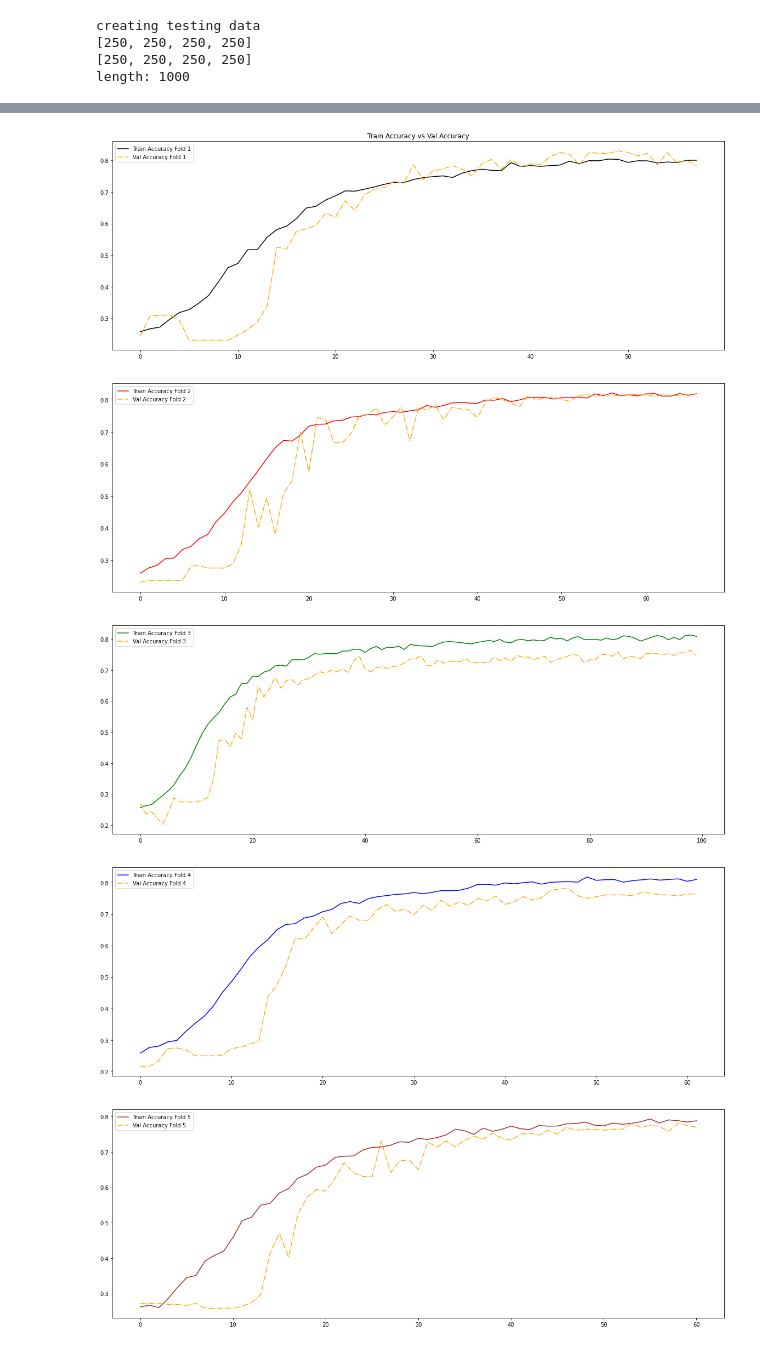
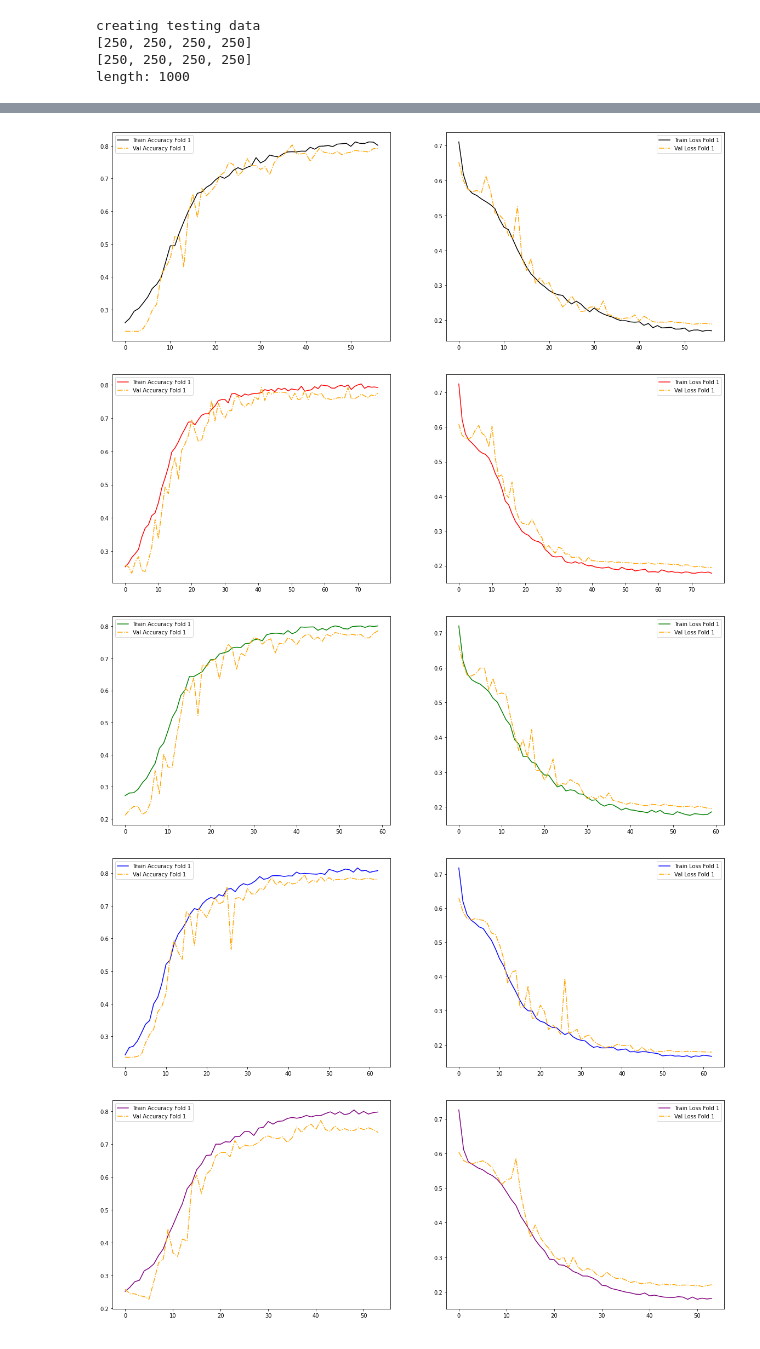
Before and after one commit to wedexyz/eeg-, a Jupyter notebook: notesreduce.ipynb, the cells around one changed output, grey strips where cells are left out. Saved outputs shown, nothing was run; the diff lists cells and outputs as text; code cells hidden in the pictures.

```diff
--- a/notesreduce.ipynb
+++ b/notesreduce.ipynb
@@ -241,7 +241,7 @@ early_stopping = EarlyStopping(monitor='loss', patience=pat, verbose=1)
 model_checkpoint = ModelCheckpoint('fas_mnist_1.h5', verbose=1, save_best_only=True)
 
 #define a function to fit the model
-def fit_and_evaluate(t_x, val_x, t_y, val_y, EPOCHS=100, BATCH_SIZE=64):
+def fit_and_evaluate(t_x, val_x, t_y, val_y, EPOCHS=100, BATCH_SIZE=32):
     model = None
     model = cnn_model(IMAGE_SIZE, 2)
     #Model = model
@@ -254,7 +254,7 @@ def fit_and_evaluate(t_x, val_x, t_y, val_y, EPOCHS=100, BATCH_SIZE=64):
 # %%
 n_folds=5
 epochs=100
-batch_size=64
+batch_size=32
 
 #save the model history in a list after fitting so that we can plot later
 model_history = []
@@ -314,32 +315,56 @@ plt.show()
 # %%
-plt.title('Train Accuracy vs Val Accuracy')
-plt.plot(model_history[0].history['accuracy'], label='Train Accuracy Fold 1', color='black')
-plt.plot(model_history[0].history['val_accuracy'], label='Val Accuracy Fold 1', color='orange', linestyle = "dashdot")
-plt.legend()
+
+fig, (plt1, plt2)  =  plt.subplots( ncols=2, sharex=True)
+plt1.plot(model_history[0].history['accuracy'], label='Train Accuracy Fold 1', color='black')
+plt1.plot(model_history[0].history['val_accuracy'], label='Val Accuracy Fold 1', color='orange', linestyle = "dashdot")
+plt1.legend()
+plt2.plot(model_history[0].history['loss'], label='Train Loss Fold 1', color='black')
+plt2.plot(model_history[0].history['val_loss'], label='Val Loss Fold 1', color='orange', linestyle = "dashdot")
+plt2.legend()
 plt.show()
-plt.plot(model_history[1].history['accuracy'], label='Train Accuracy Fold 2', color='red', )
-plt.plot(model_history[1].history['val_accuracy'], label='Val Accuracy Fold 2', color='orange', linestyle = "dashdot")
-plt.legend()
+
+fig, (plt1, plt2)  =  plt.subplots( ncols=2, sharex=True)
+plt1.plot(model_history[1].history['accuracy'], label='Train Accuracy Fold 1', color='red')
+plt1.plot(model_history[1].history['val_accuracy'], label='Val Accuracy Fold 1', color='orange', linestyle = "dashdot")
+plt1.legend()
+plt2.plot(model_history[1].history['loss'], label='Train Loss Fold 1', color='red')
+plt2.plot(model_history[1].history['val_loss'], label='Val Loss Fold 1', color='orange', linestyle = "dashdot")
+plt2.legend()
 plt.show()
-plt.plot(model_history[2].history['accuracy'], label='Train Accuracy Fold 3', color='green', )
-plt.plot(model_history[2].history['val_accuracy'], label='Val Accuracy Fold 3', color='orange', linestyle = "dashdot")
-plt.legend()
+
+fig, (plt1, plt2)  =  plt.subplots( ncols=2, sharex=True)
+plt1.plot(model_history[2].history['accuracy'], label='Train Accuracy Fold 1', color='green')
+plt1.plot(model_history[2].history['val_accuracy'], label='Val Accuracy Fold 1', color='orange', linestyle = "dashdot")
+plt1.legend()
+plt2.plot(model_history[2].history['loss'], label='Train Loss Fold 1', color='green')
+plt2.plot(model_history[2].history['val_loss'], label='Val Loss Fold 1', color='orange', linestyle = "dashdot")
+plt2.legend()
 plt.show()
-plt.plot(model_history[3].history['accuracy'], label='Train Accuracy Fold 4', color='blue', )
-plt.plot(model_history[3].history['val_accuracy'], label='Val Accuracy Fold 4', color='orange', linestyle = "dashdot")
-plt.legend()
+
+
+fig, (plt1, plt2)  =  plt.subplots( ncols=2, sharex=True)
+plt1.plot(model_history[3].history['accuracy'], label='Train Accuracy Fold 1', color='blue')
+plt1.plot(model_history[3].history['val_accuracy'], label='Val Accuracy Fold 1', color='orange', linestyle = "dashdot")
+plt1.legend()
+plt2.plot(model_history[3].history['loss'], label='Train Loss Fold 1', color='blue')
+plt2.plot(model_history[3].history['val_loss'], label='Val Loss Fold 1', color='orange', linestyle = "dashdot")
+plt2.legend()
 plt.show()
-plt.plot(model_history[4].history['accuracy'], label='Train Accuracy Fold 5', color='brown', )
-plt.plot(model_history[4].history['val_accuracy'], label='Val Accuracy Fold 5', color='orange', linestyle = "dashdot")
 
-plt.legend()
+fig, (plt1, plt2)  =  plt.subplots( ncols=2, sharex=True)
+plt1.plot(model_history[4].history['accuracy'], label='Train Accuracy Fold 1', color='purple')
+plt1.plot(model_history[4].history['val_accuracy'], label='Val Accuracy Fold 1', color='orange', linestyle = "dashdot")
+plt1.legend()
+plt2.plot(model_history[4].history['loss'], label='Train Loss Fold 1', color='purple')
+plt2.plot(model_history[4].history['val_loss'], label='Val Loss Fold 1', color='orange', linestyle = "dashdot")
+plt2.legend()
 plt.show()
 # %% [output]
-[figure, old version]
+[figure, new version]
-[figure, old version]
+[figure, new version]
-[figure, old version]
+[figure, new version]
-[figure, old version]
+[figure, new version]
-[figure, old version]
+[figure, new version]
 # %%
 
 MODEL_NAME ='/content/fas_mnist_1.h5'
```
Also changed, not shown: parts of 8 cells of this notebook.
